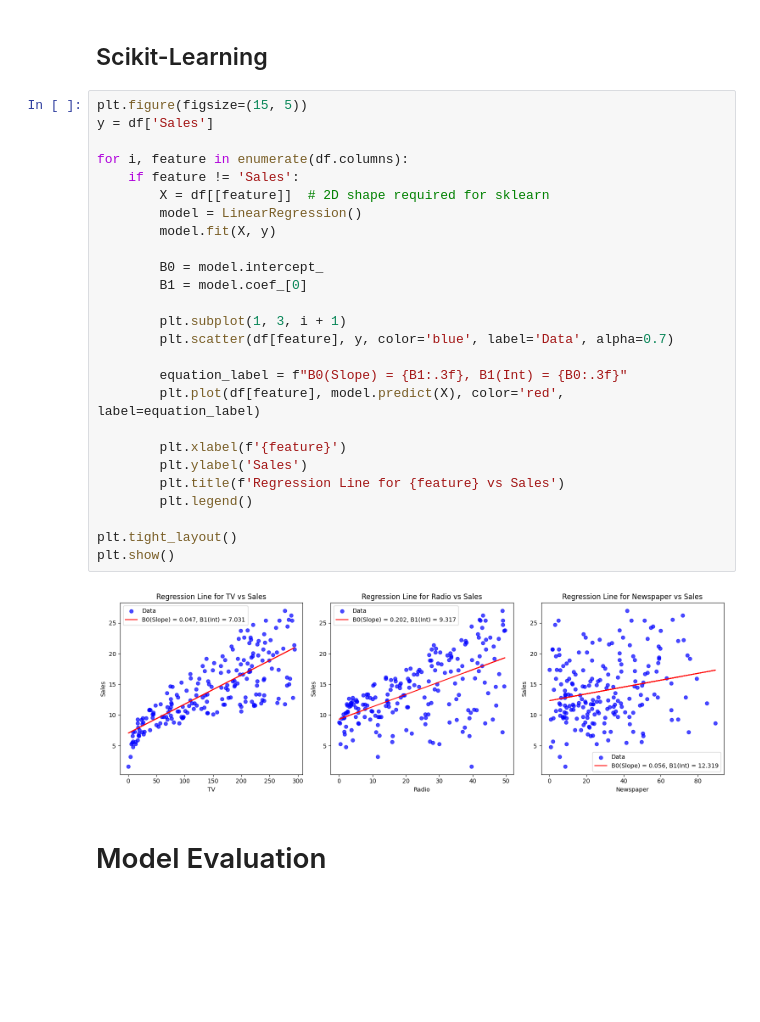
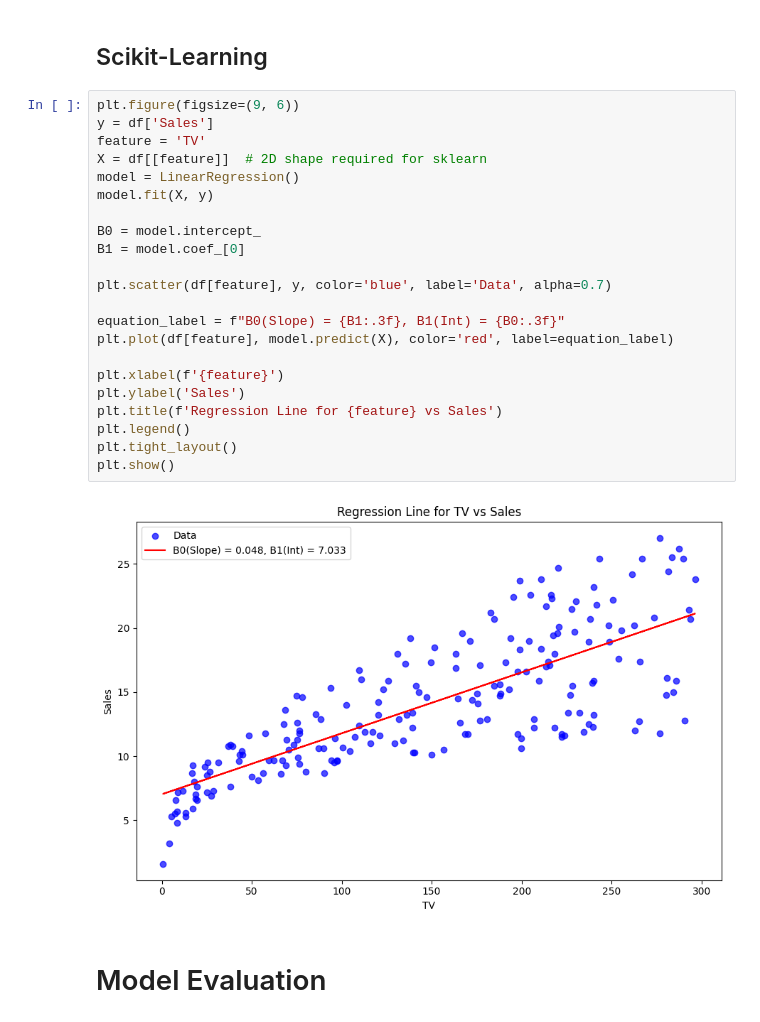
Before and after one commit to alextianyf/LinearRegression-CaseStudy-Spend-Sale-Prediction, a Jupyter notebook: 01-Simple-LinearRegression.ipynb, the cells around one changed output. Drawn from its saved outputs; the diff is of its cells as text; blank space fills up the shorter version.

Commit message:
OLS Model

```diff
--- a/01-Simple-LinearRegression.ipynb
+++ b/01-Simple-LinearRegression.ipynb
@@ -370,33 +328,29 @@ plt.show()
 # %% [markdown]
 ## Scikit-Learning
 # %%
-plt.figure(figsize=(15, 5))
+plt.figure(figsize=(9, 6))
 y = df['Sales']
+feature = 'TV'
+X = df[[feature]]  # 2D shape required for sklearn
+model = LinearRegression()
+model.fit(X, y)
 
-for i, feature in enumerate(df.columns):
-    if feature != 'Sales':
-        X = df[[feature]]  # 2D shape required for sklearn
-        model = LinearRegression()
-        model.fit(X, y)
+B0 = model.intercept_
+B1 = model.coef_[0]
 
-        B0 = model.intercept_
-        B1 = model.coef_[0]
+plt.scatter(df[feature], y, color='blue', label='Data', alpha=0.7)
 
-        plt.subplot(1, 3, i + 1)
-        plt.scatter(df[feature], y, color='blue', label='Data', alpha=0.7)
+equation_label = f"B0(Slope) = {B1:.3f}, B1(Int) = {B0:.3f}"
+plt.plot(df[feature], model.predict(X), color='red', label=equation_label)
 
-        equation_label = f"B0(Slope) = {B1:.3f}, B1(Int) = {B0:.3f}"
-        plt.plot(df[feature], model.predict(X), color='red', label=equation_label)
-
-        plt.xlabel(f'{feature}')
-        plt.ylabel('Sales')
-        plt.title(f'Regression Line for {feature} vs Sales')
-        plt.legend()
-
+plt.xlabel(f'{feature}')
+plt.ylabel('Sales')
+plt.title(f'Regression Line for {feature} vs Sales')
+plt.legend()
 plt.tight_layout()
 plt.show()
 # %% [output]
-[figure, old version]
+[figure, new version]
 # %% [markdown]
 # Model Evaluation
 # %% [markdown]
```
Also changed, not shown: parts of 5 cells of this notebook, 1 other file.
